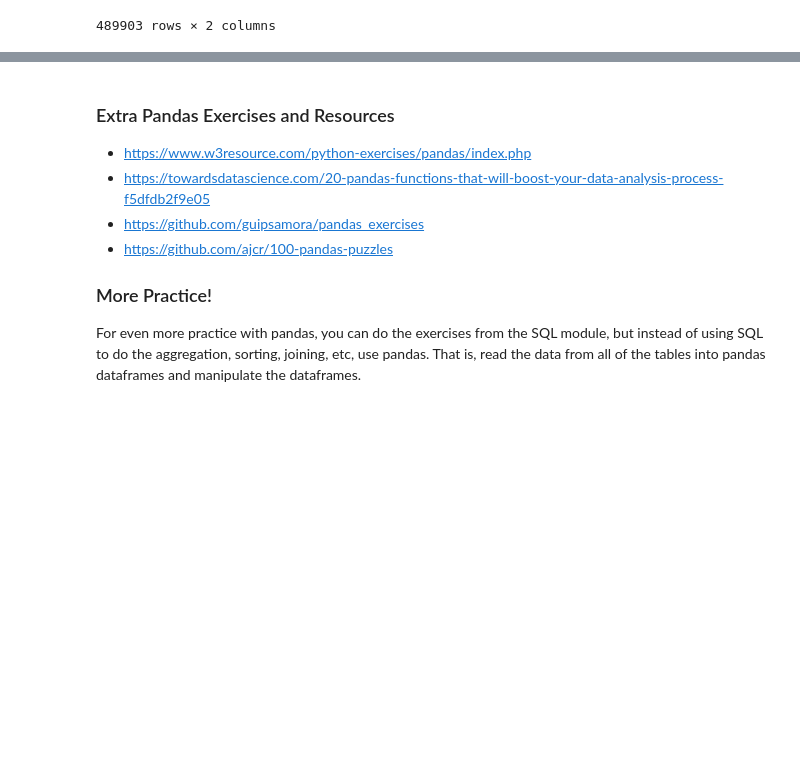
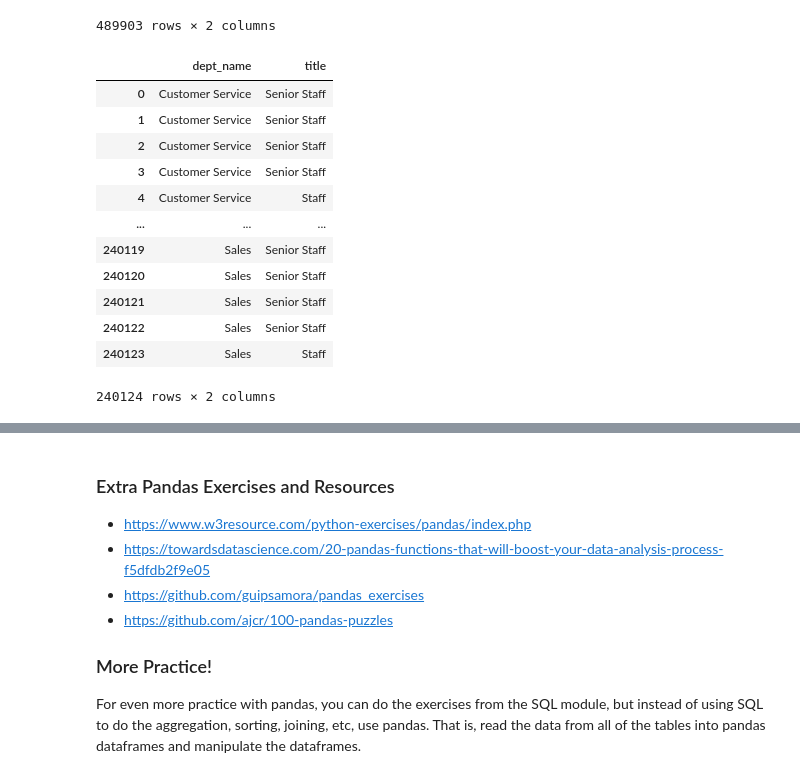
Before and after one commit to Jgardin875/numpy-pandas-visualization-exercises, a Jupyter notebook: advanced-dataframes.ipynb, the cells around one changed output, grey strips where cells are left out. Saved outputs shown, nothing was run; the diff lists cells and outputs as text; code cells hidden in the pictures; blank space fills up the shorter version.

```diff
--- a/advanced-dataframes.ipynb
+++ b/advanced-dataframes.ipynb
@@ -1987,3 +2015,32 @@ titles_again
 | 489901 | Sales | Senior Staff |
 | 489902 | Sales | Staff |
 489903 rows × 2 columns
+# %%
+#class
+query = '''
+SELECT
+    d.dept_name,
+    t.title
+FROM departments d
+JOIN dept_emp de USING (dept_no)
+JOIN titles t USING (emp_no)
+
+where de.to_date > now() and t.to_date > now()
+'''
+
+titles_again2 = pd.read_sql(query, env.get_db_url('employees'))
+titles_again2
+# %% [output]
+|  | dept_name | title |
+| 0 | Customer Service | Senior Staff |
+| 1 | Customer Service | Senior Staff |
+| 2 | Customer Service | Senior Staff |
+| 3 | Customer Service | Senior Staff |
+| 4 | Customer Service | Staff |
+| ... | ... | ... |
+| 240119 | Sales | Senior Staff |
+| 240120 | Sales | Senior Staff |
+| 240121 | Sales | Senior Staff |
+| 240122 | Sales | Senior Staff |
+| 240123 | Sales | Staff |
+240124 rows × 2 columns
```
Also changed, not shown: parts of 11 cells of this notebook.
